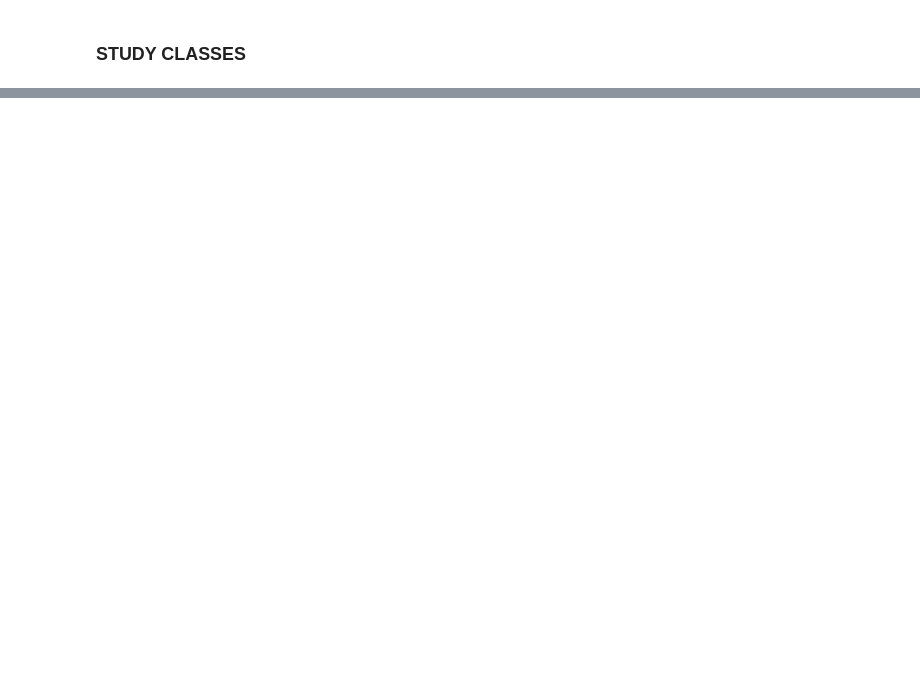
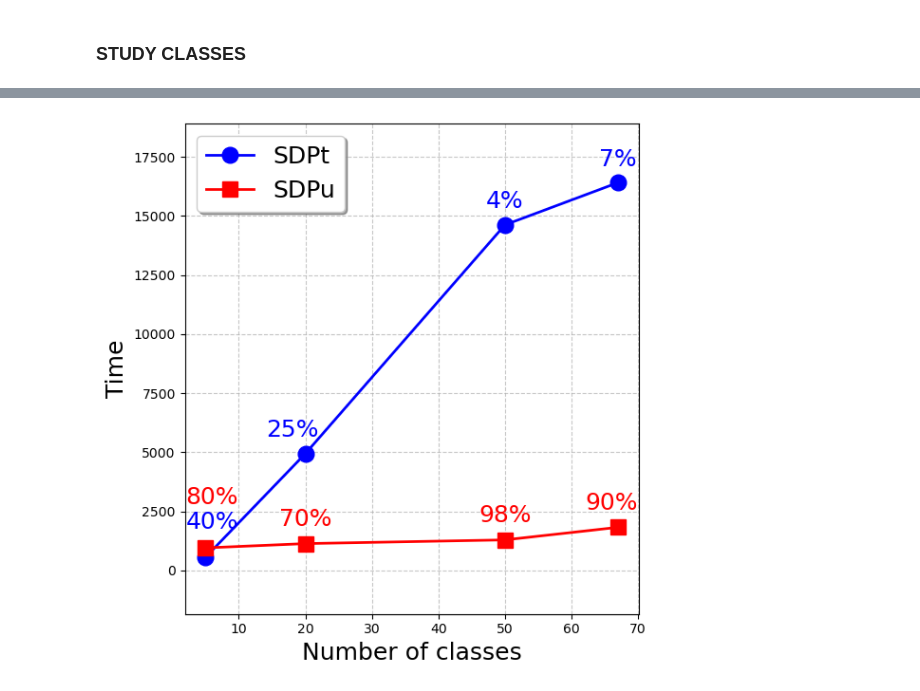
Before and after one commit to MargotBoyer/FastSDPCertification, a Jupyter notebook: notebooks/stability_neurons.ipynb, the cells around one changed output, grey strips where cells are left out. Saved outputs shown, nothing was run; the diff lists cells and outputs as text; code cells hidden in the pictures; blank space fills up the shorter version.

```diff
--- a/notebooks/stability_neurons.ipynb
+++ b/notebooks/stability_neurons.ipynb
@@ -241,45 +321,51 @@ fig.show()
 # %%
 
 import matplotlib.pyplot as plt
 import numpy as np
 
+fontsize = 18
 plt.figure(figsize=(6, 6))
 plt.plot(N, SDPt, 'o-', color='blue', linewidth=2, markersize=12, label='SDPt')
 plt.plot(N, SDPu, 's-', color='red', linewidth=2, markersize=12, label='SDPu')
-plt.plot(N, beta_CROWN, 's-', color='green', linewidth=2, markersize=12, label='beta-CROWN')
+# plt.plot(N, beta_CROWN, 's-', color='green', linewidth=2, markersize=12, label='beta-CROWN')
 #plt.title('Influence of number of classes for computing time', fontsize=14, fontweight='bold')
 
-SDPt_gap = [1000,500,500,500]
-SDPu_gap = [-2500,-1000,-1000,-1000]
-beta_CROWN_gap = [-2000,-800,-800,-1000]
+SDPt_gap_y = [1000,500,500,500]
+SDPu_gap_y = [-3000,-1500,-1500,-1500]
+beta_CROWN_gap_y = [+1000,+500,+500,+500]
+SDPt_gap_x = [1,-2,0,0]
+SDPu_gap_x = [1,0,0,-1]
+beta_CROWN_gap_x = [1,1,1,-1]
 # Annoter chaque point SDPt
 for i in range(len(N)):
-    plt.text(N[i], SDPt[i] + SDPt_gap[i], SDPt_verified[i], ha='center', va='bottom', fontsize=12, color='blue')
+    plt.text(N[i] + SDPt_gap_x[i], SDPt[i] + SDPt_gap_y[i], SDPt_verified[i], ha='center', va='bottom', fontsize=fontsize, color='blue')
 
 # Annoter chaque point SDPu
 for i in range(len(N)):
     if i == 0 :
-        plt.text(N[i], SDPt[i]  - SDPu_gap[i], SDPu_verified[i], ha='center', va='top', fontsize=12, color='red')
+        plt.text(N[i] + SDPu_gap_x[i], SDPt[i]  - SDPu_gap_y[i], SDPu_verified[i], ha='center', va='top', fontsize=fontsize, color='red')
     else :
-        plt.text(N[i], SDPu[i] - SDPu_gap[i], SDPu_verified[i], ha='center', va='top', fontsize=12, color='red')
+        plt.text(N[i] + SDPu_gap_x[i], SDPu[i] - SDPu_gap_y[i], SDPu_verified[i], ha='center', va='top', fontsize=fontsize, color='red')
 
-# Annoter chaque point beta-CROWN
-for i in range(len(N)):
-    if i ==0 :
-        plt.text(N[i], SDPt[i]  - beta_CROWN_gap[i], beta_CROWN_verified[i], ha='center', va='top', fontsize=12, color='green')
-    else :
-        plt.text(N[i], beta_CROWN[i] - beta_CROWN_gap[i], beta_CROWN_verified[i], ha='center', va='top', fontsize=12, color='green')
+# # Annoter chaque point beta-CROWN
+# for i in range(len(N)):
+#     if i ==0 :
+#         plt.text(N[i] + beta_CROWN_gap_x[i], SDPt[i]  - beta_CROWN_gap_y[i], beta_CROWN_verified[i], ha='center', va='top', fontsize=fontsize, color='green')
+#     else :
+#         plt.text(N[i] + beta_CROWN_gap_x[i] , beta_CROWN[i] - beta_CROWN_gap_y[i], beta_CROWN_verified[i], ha='center', va='top', fontsize=fontsize, color='green')
 
 
-plt.xlabel('Number of classes', fontsize=12)
-plt.ylabel('Time', fontsize=12)
-plt.legend(loc='upper left', frameon=True, fancybox=True, shadow=True)
+plt.xlabel('Number of classes', fontsize=fontsize)
+plt.ylabel('Time', fontsize=fontsize)
+plt.legend(loc='upper left', frameon=True, fancybox=True, shadow=True, fontsize=fontsize)
 plt.grid(True, linestyle='--', alpha=0.7)
 
-ymin = min(min(SDPt - np.array(SDPt_gap)), min(SDPu - np.array(SDPu_gap)))
-ymax = max(max(SDPt + np.array(SDPt_gap)), max(SDPu + np.array(SDPu_gap)))
+ymin = min(min(SDPt - np.array(SDPt_gap_y)), min(SDPu - np.array(SDPu_gap_y))) - 1000
+ymax = max(max(SDPt + np.array(SDPt_gap_y)), max(SDPu + np.array(SDPu_gap_y)))
 padding = 2000  # ajustable
 plt.ylim(ymin - padding/5, ymax + padding)
 
 plt.tight_layout()
 plt.show()
+# %% [output]
+[figure, added]
```
Also changed, not shown: parts of 17 cells of this notebook, 55 other files.
